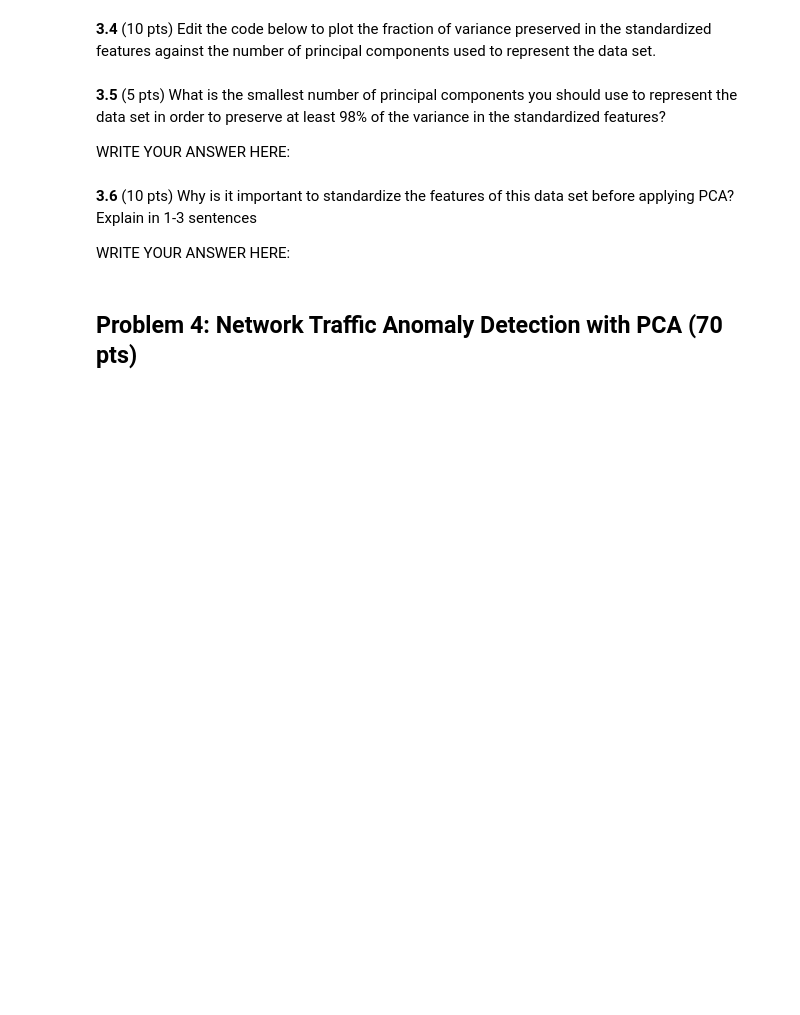
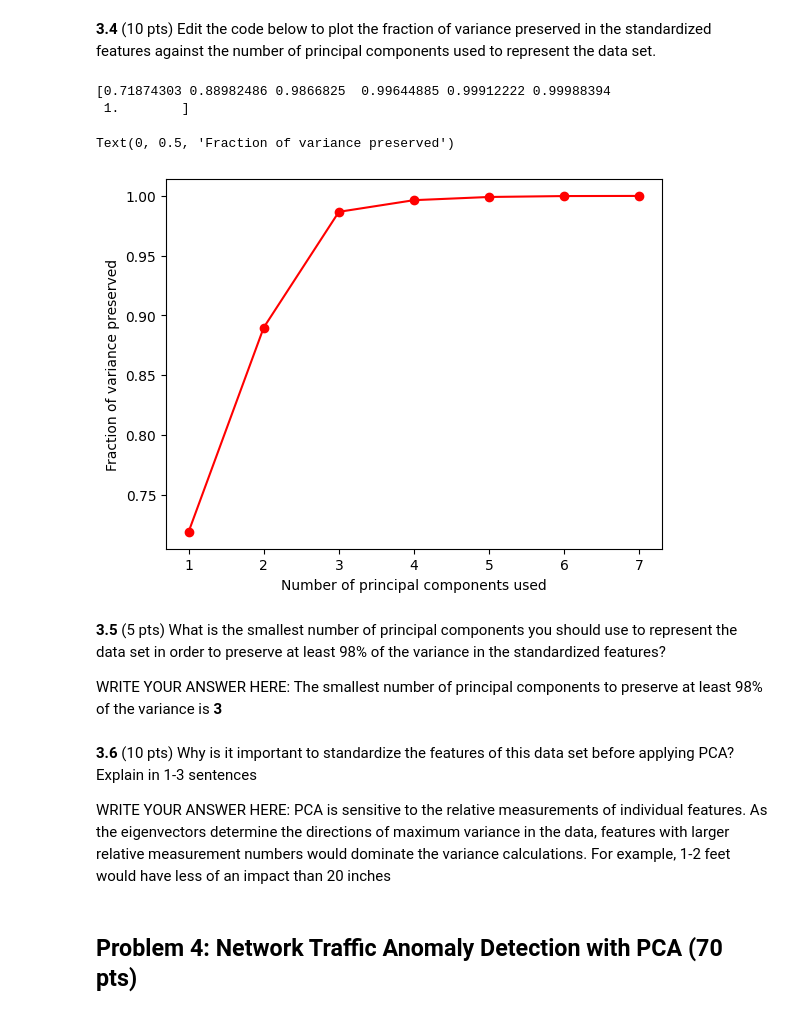
Before and after one commit to aitechroberts/ml_adversary, a Jupyter notebook: HW4.ipynb, the cells around one changed output. Cells and saved outputs as stored; diff of their text form; code cells hidden in the pictures; blank space fills up the shorter version.

```diff
--- a/HW4.ipynb
+++ b/HW4.ipynb
@@ -157,11 +245,40 @@ plt.ylabel('Fraction of variance preserved')
+# %%
+# START EDITING HERE - DON'T REMOVE THIS COMMENT
+'''
+To calculate the fraction of variance preserved wrt the number
+of principal components used, you need to use a cumulative sum
+which adds up eigenvals (the variance captured by a given eigenvector)
+as you go in the array (1, 1+2, 1+2+3, etc.) divided by the overall
+total variance (sum of all eigenvals). Why? Well as you examine more
+principal components you each one allows the model to capture more information.
+This is important because for high-D data, you may want to stop at a certain
+inflection point to save on computational expense like with 3
+principal components as seen below.
+'''
+
+fraction_variance_preserved = np.cumsum(eigenvals) / np.sum(eigenvals) # running fraction of variance preserved / total variance
+
+# END EDITING HERE - DON'T REMOVE THIS COMMENT
+
+print(fraction_variance_preserved)
+plt.plot(range(1,8), fraction_variance_preserved, 'ro-')
+plt.xlabel('Number of principal components used')
+plt.ylabel('Fraction of variance preserved')
+# %% [output]
+[0.71874303 0.88982486 0.9866825  0.99644885 0.99912222 0.99988394
+ 1.        ]
+Text(0, 0.5, 'Fraction of variance preserved')
+[figure, added]
 # %% [markdown]
 **3.5** (5 pts) What is the smallest number of principal components you should use to represent the data set in order to preserve at least 98% of the variance in the standardized features?
 
 WRITE YOUR ANSWER HERE:
+The smallest number of principal components to preserve at least 98% of the variance is **3**
 # %% [markdown]
 **3.6** (10 pts) Why is it important to standardize the features of this data set before applying PCA? Explain in 1-3 sentences
 
 WRITE YOUR ANSWER HERE:
+PCA is sensitive to the relative measurements of individual features. As the eigenvectors determine the directions of maximum variance in the data, features with larger relative measurement numbers would dominate the variance calculations. For example, 1-2 feet would have less of an impact than 20 inches
 # %% [markdown]
 ## Problem 4: Network Traffic Anomaly Detection with PCA (70 pts)
 # %% [markdown]
```
Also changed, not shown: parts of 27 cells of this notebook, 19 other files.
